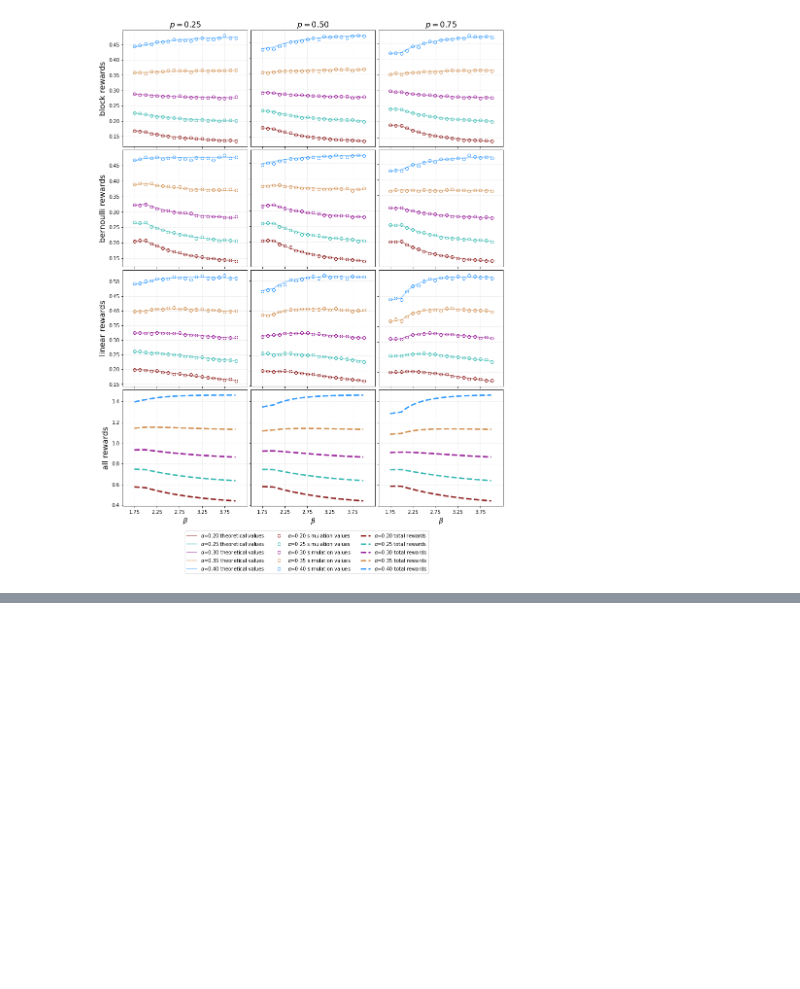
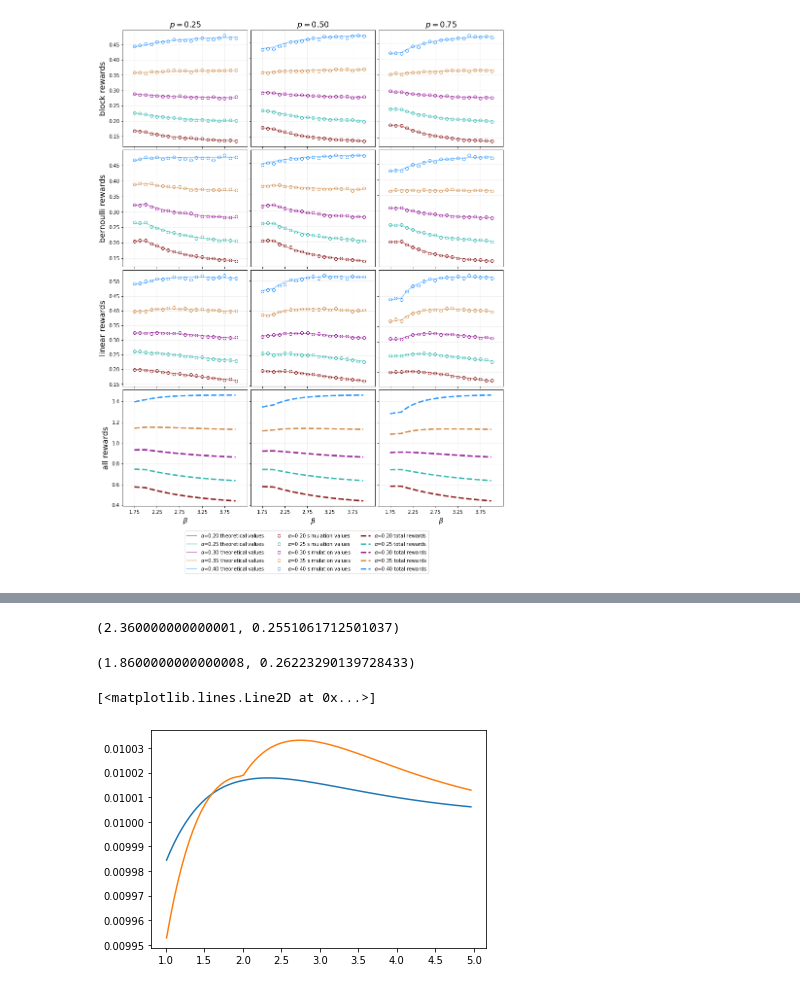
Before and after one commit to michaelneuder/opportunistic-mining, a Jupyter notebook: ec-submission-figures.ipynb, the cells around one changed output, grey strips where cells are left out. Cells and saved outputs as stored; diff of their text form; code cells hidden in the pictures; blank space fills up the shorter version.

```diff
--- a/ec-submission-figures.ipynb
+++ b/ec-submission-figures.ipynb
@@ -437,0 +533,22 @@ plt.show()
+# %%
+def BlockRewards(a_, b_, p_, g_, C_):
+    a_fixed = attacker_final_fixed_lambda(a_, b_, p_, g_, C_)
+    h_fixed = honest_final_fixed_lambda(a_, b_, p_, g_, C_)
+    return a_fixed/(a_fixed+h_fixed)
+
+def LinRewards(a_, b_, p_, g_, C_):
+    return attack_final_lin_lambda(a_, b_, p_, g_, C_)
+
+def LinAndBlockRewards(a_, b_, p_, g_, C_):
+    lin  = attack_final_lin_lambda(a_, b_, p_, g_, C_)
+    a_fixed = attacker_final_fixed_lambda(a_, b_, p_, g_, C_)
+    h_fixed = honest_final_fixed_lambda(a_, b_, p_, g_, C_)
+    return lin + a_fixed/(a_fixed+h_fixed)
+
+def FullRewards(a_, b_, p_, g_, C_):
+    lin  = attack_final_lin_lambda(a_, b_, p_, g_, C_)
+    a_fixed = attacker_final_fixed_lambda(a_, b_, p_, g_, C_)
+    h_fixed = honest_final_fixed_lambda(a_, b_, p_, g_, C_)
+    a_bern  = attacker_final_bern_lambda(a_, b_, p_, g_, C_)
+    h_bern  = honest_final_bern_lambda(a_, b_, p_, g_, C_)
+    return (lin + a_fixed/(a_fixed+h_fixed) + a_bern/(a_bern+h_bern))/3
@@ -437,0 +631,23 @@ plt.show()
+# %%
+p_ = 0.5
+g_ = 0.1
+# %%
+a_ = 0.26
+# %%
+bs = [LinRewards(a_, b_, p_, g_, C_) for b_ in betas]
+bestBeta = betas[np.argmax(bs)]
+bestBeta, FullRewards(a_, bestBeta, p_, g_, C_)
+# %% [output]
+(2.360000000000001, 0.2551061712501037)
+# %%
+bs = [FullRewards(a_, b_, p_, g_, C_) for b_ in betas]
+bestBeta = betas[np.argmax(bs)]
+bestBeta, FullRewards(a_, bestBeta, p_, g_, C_)
+# %% [output]
+(1.8600000000000008, 0.26223290139728433)
+# %%
+plt.plot(betas,[FullRewards(a_, b_, p_, g_, C_)for b_ in betas])
+plt.plot(betas, [LinRewards(a_, b_, p_, g_, C_)for b_ in betas])
+# %% [output]
+[<matplotlib.lines.Line2D at 0x...>]
+[figure, added]
```
Also changed, not shown: parts of 17 cells of this notebook, 1 other file.
